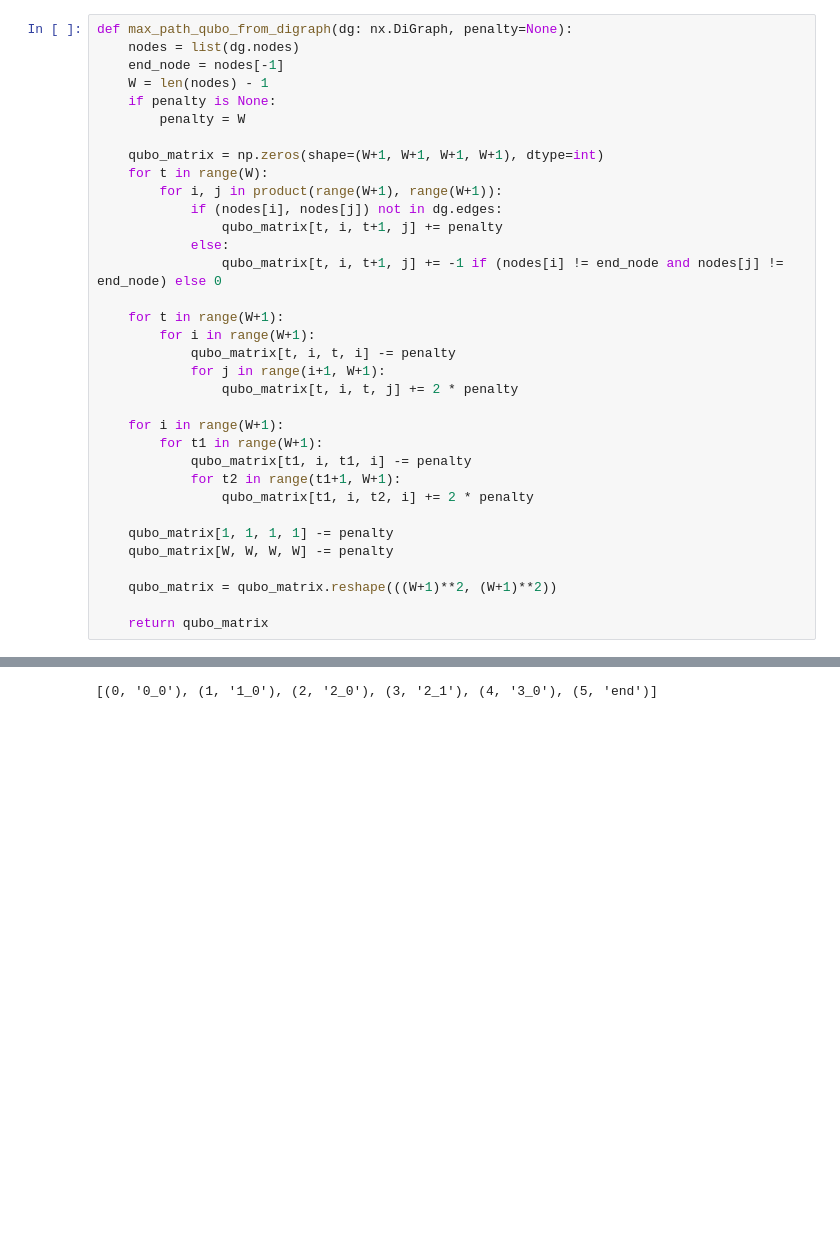
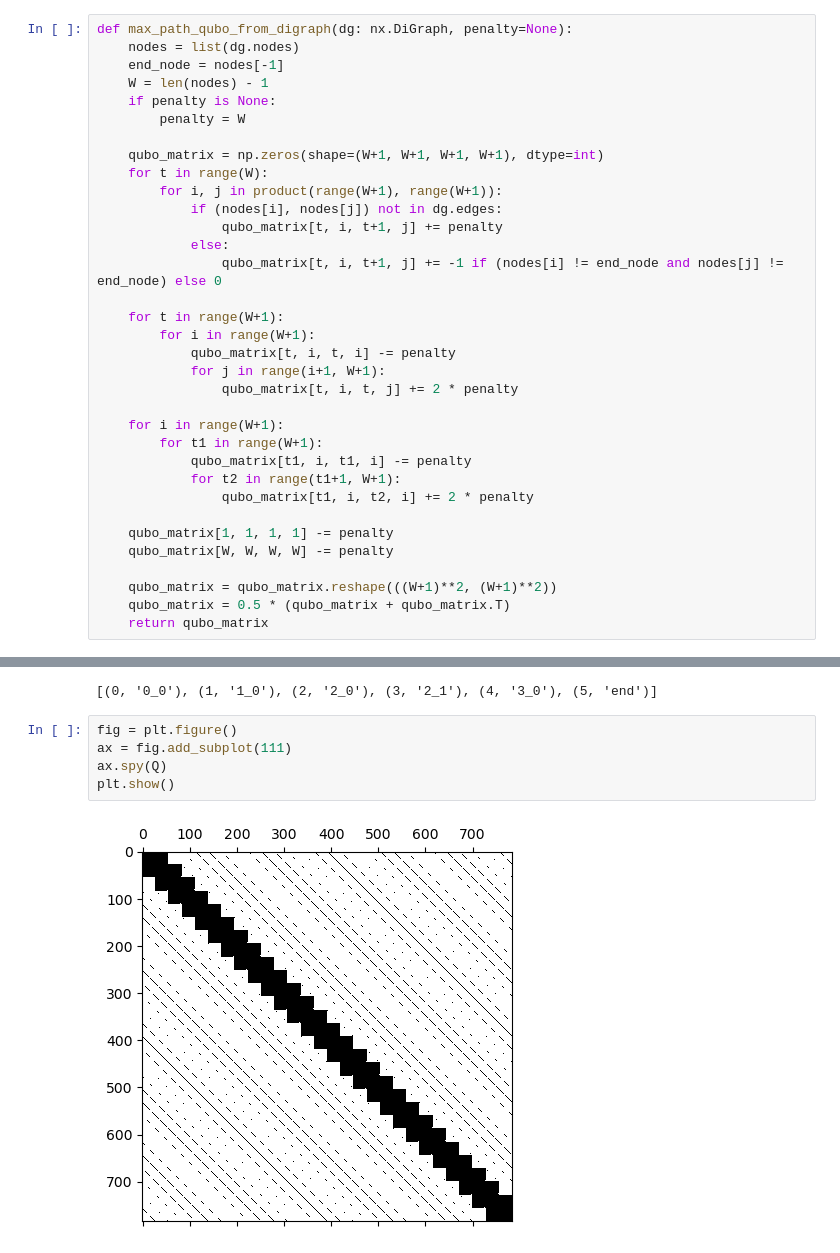
Before and after one commit to JoshCudby/quantum_pangenomics, a Jupyter notebook: tangle/notebooks/max_path_qubo.ipynb, the cells around one changed output, grey strips where cells are left out. Cells and saved outputs as stored; diff of their text form; blank space fills up the shorter version.

```diff
--- a/tangle/notebooks/max_path_qubo.ipynb
+++ b/tangle/notebooks/max_path_qubo.ipynb
@@ -146,7 +146,7 @@ def max_path_qubo_from_digraph(dg: nx.DiGraph, penalty=None):
     qubo_matrix[W, W, W, W] -= penalty
 
     qubo_matrix = qubo_matrix.reshape(((W+1)**2, (W+1)**2))
-
+    qubo_matrix = 0.5 * (qubo_matrix + qubo_matrix.T)
     return qubo_matrix
 # %%
 dg = expand_graph_to_max_path_digraph(g)
@@ -196,3 +196,10 @@ path = [(e[0], list(dg.nodes)[e[1]]) for e in path]
 path
 # %% [output]
 [(0, '0_0'), (1, '1_0'), (2, '2_0'), (3, '2_1'), (4, '3_0'), (5, 'end')]
+# %%
+fig = plt.figure()
+ax = fig.add_subplot(111)
+ax.spy(Q)
+plt.show()
+# %% [output]
+[figure, added]
```
Also changed, not shown: parts of 4 cells of this notebook, 5 other files.
